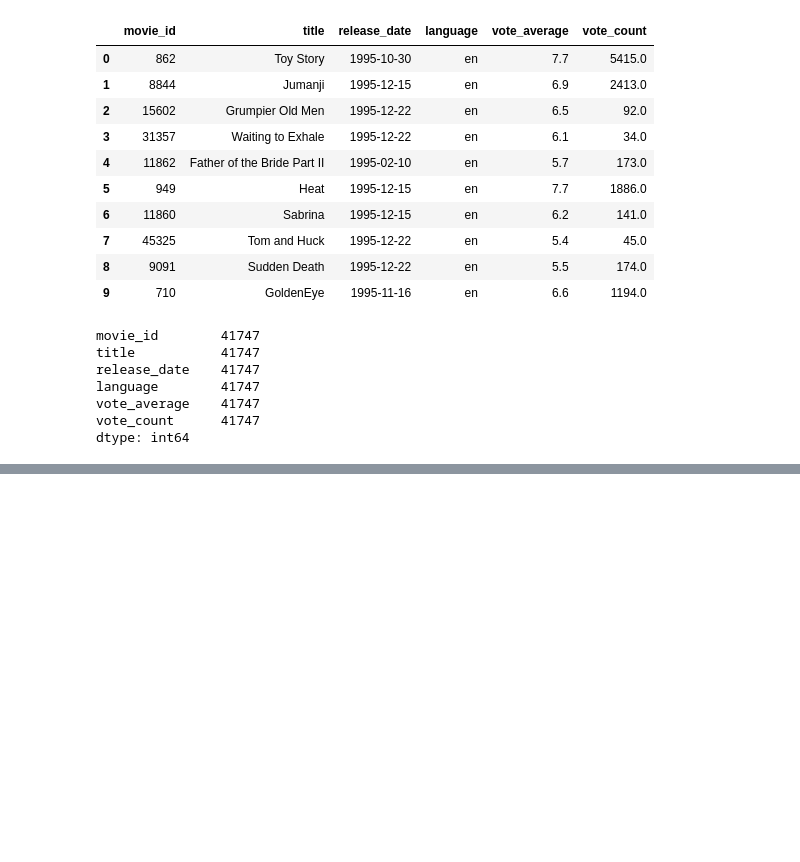
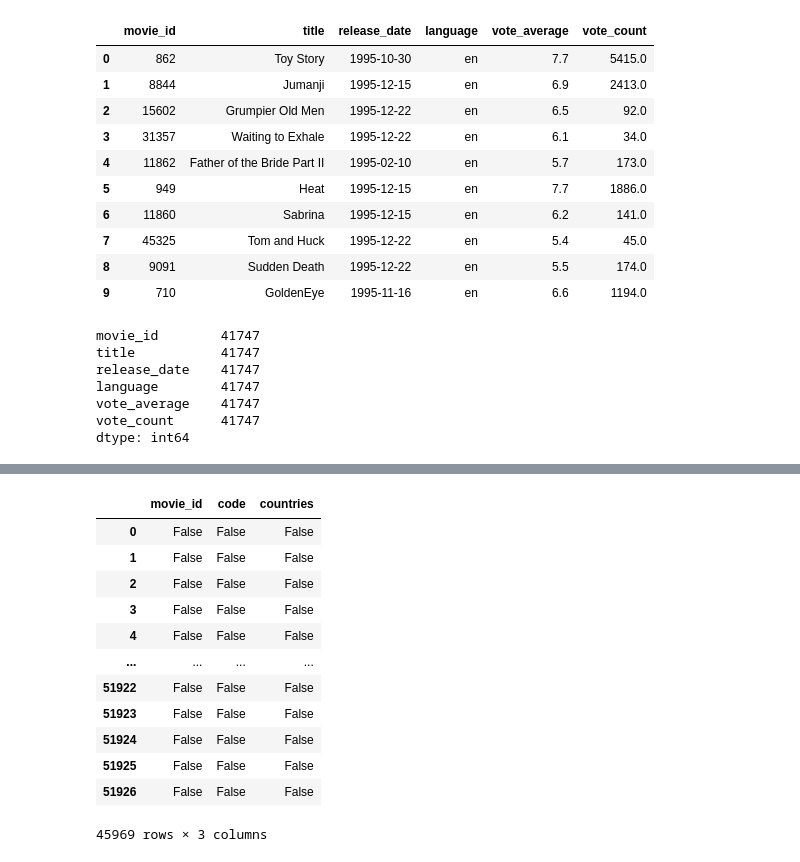
Before and after one commit to caseygomez/Female-Representation-In-The-Film-Industry, a Jupyter notebook: movies_metadata.ipynb, the cells around one changed output, grey strips where cells are left out. Saved outputs shown, nothing was run; the diff lists cells and outputs as text; code cells hidden in the pictures; blank space fills up the shorter version.

```diff
--- a/movies_metadata.ipynb
+++ b/movies_metadata.ipynb
@@ -533,0 +590,3 @@ dtype: int64
+# %%
+clean_countries_df = pd.read_csv("Resources/countries.csv")
+clean_countries_df
@@ -533,0 +607,4 @@ dtype: int64
+# %%
+clean_countries_df.dropna(inplace = True, axis=0)
+
+clean_countries_df
@@ -533,0 +625,16 @@ dtype: int64
+# %%
+clean_countries_df.isnull()
+# %% [output]
+|  | movie_id | code | countries |
+| 0 | False | False | False |
+| 1 | False | False | False |
+| 2 | False | False | False |
+| 3 | False | False | False |
+| 4 | False | False | False |
+| ... | ... | ... | ... |
+| 51922 | False | False | False |
+| 51923 | False | False | False |
+| 51924 | False | False | False |
+| 51925 | False | False | False |
+| 51926 | False | False | False |
+45969 rows × 3 columns
```
Also changed, not shown: parts of 12 cells of this notebook.
